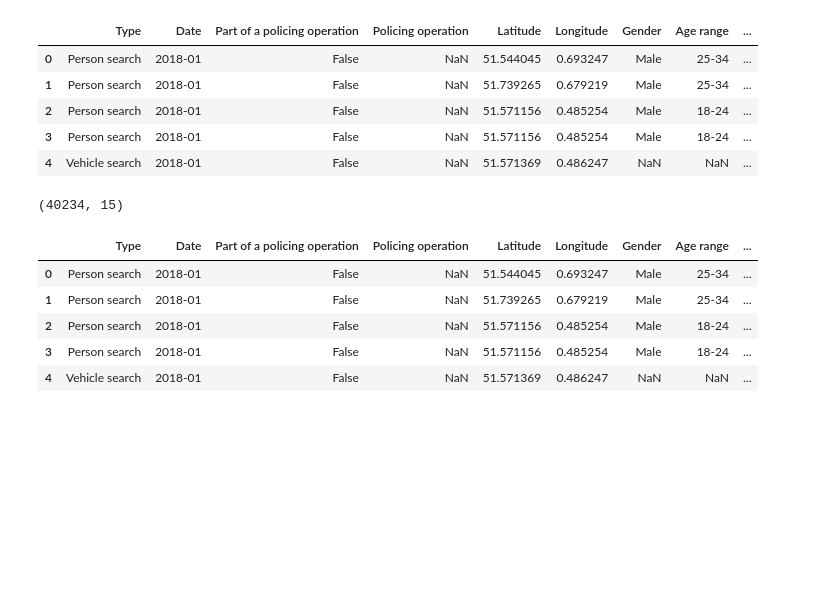
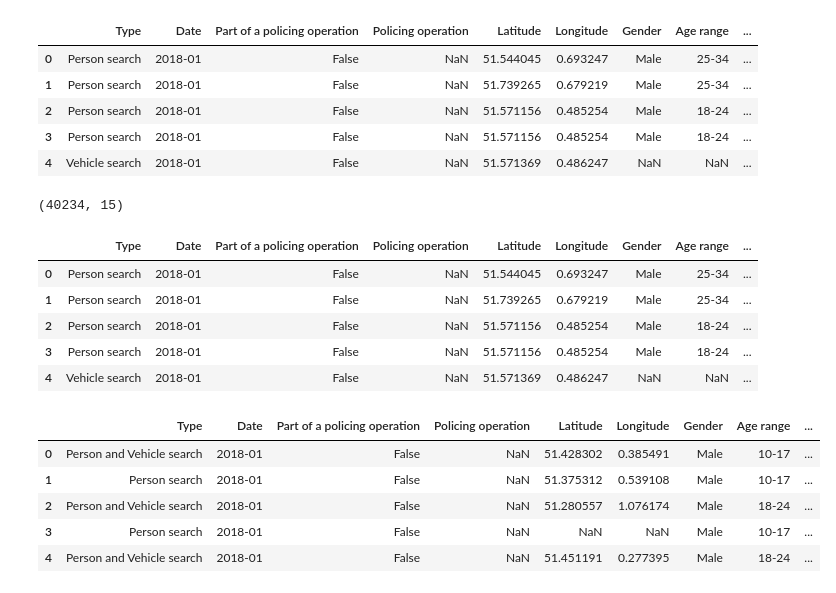
Before and after one commit to ah20776/CE888---Assignment, a Jupyter notebook: Ethnicity in UK Policing/bias.ipynb, the cells around one changed output. Cells and saved outputs as stored; diff of their text form; code cells hidden in the pictures; blank space fills up the shorter version.

```diff
--- a/Ethnicity in UK Policing/bias.ipynb
+++ b/Ethnicity in UK Policing/bias.ipynb
@@ -157,29 +157,85 @@ essex.head()
 # %%
 kent18_1 = pd.read_csv('/content/gdrive/My Drive/CE888 - Dataset/Kent 2018-20/2018-01-kent-stop-and-search.csv')
 kent18_1["Date"] = "2018-01"
 kent18_2 = pd.read_csv('/content/gdrive/My Drive/CE888 - Dataset/Kent 2018-20/2018-02-kent-stop-and-search.csv')
 kent18_2["Date"] = "2018-02"
 kent18_3 = pd.read_csv('/content/gdrive/My Drive/CE888 - Dataset/Kent 2018-20/2018-03-kent-stop-and-search.csv')
 kent18_3["Date"] = "2018-03"
 kent18_4 = pd.read_csv('/content/gdrive/My Drive/CE888 - Dataset/Kent 2018-20/2018-04-kent-stop-and-search.csv')
 kent18_4["Date"] = "2018-04"
 kent18_5 = pd.read_csv('/content/gdrive/My Drive/CE888 - Dataset/Kent 2018-20/2018-05-kent-stop-and-search.csv')
 kent18_5["Date"] = "2018-05"
 kent18_6 = pd.read_csv('/content/gdrive/My Drive/CE888 - Dataset/Kent 2018-20/2018-06-kent-stop-and-search.csv')
 kent18_6["Date"] = "2018-06"
 kent18_7 = pd.read_csv('/content/gdrive/My Drive/CE888 - Dataset/Kent 2018-20/2018-07-kent-stop-and-search.csv')
 kent18_7["Date"] = "2018-07"
 kent18_8 = pd.read_csv('/content/gdrive/My Drive/CE888 - Dataset/Kent 2018-20/2018-08-kent-stop-and-search.csv')
 kent18_8["Date"] = "2018-08"
 kent18_9 = pd.read_csv('/content/gdrive/My Drive/CE888 - Dataset/Kent 2018-20/2018-09-kent-stop-and-search.csv')
 kent18_9["Date"] = "2018-09"
 kent18_10 = pd.read_csv('/content/gdrive/My Drive/CE888 - Dataset/Kent 2018-20/2018-10-kent-stop-and-search.csv')
 kent18_10["Date"] = "2018-10"
 kent18_11 = pd.read_csv('/content/gdrive/My Drive/CE888 - Dataset/Kent 2018-20/2018-11-kent-stop-and-search.csv')
 kent18_11["Date"] = "2018-11"
 kent18_12 = pd.read_csv('/content/gdrive/My Drive/CE888 - Dataset/Kent 2018-20/2018-12-kent-stop-and-search.csv')
 kent18_12["Date"] = "2018-12"
-essex19 = pd.concat([essex19_1,essex19_2,essex19_3,essex19_4,essex19_5,essex19_6,essex19_7,essex19_8,essex19_9,essex19_10,essex19_11,essex19_12])
-essex20 = pd.concat([essex20_1,essex20_2,essex20_3,essex20_4,essex20_5,essex20_6,essex20_7,essex20_8,essex20_9,essex20_10,essex20_11,essex20_12])
-essex = pd.concat([essex18,essex19,essex20])
-essex.head()
+kent19_1 = pd.read_csv('/content/gdrive/My Drive/CE888 - Dataset/Kent 2018-20/2019-01-kent-stop-and-search.csv')
+kent19_1["Date"] = "2019-01"
+kent19_2 = pd.read_csv('/content/gdrive/My Drive/CE888 - Dataset/Kent 2018-20/2019-02-kent-stop-and-search.csv')
+kent19_2["Date"] = "2019-02"
+kent19_3 = pd.read_csv('/content/gdrive/My Drive/CE888 - Dataset/Kent 2018-20/2019-03-kent-stop-and-search.csv')
+kent19_3["Date"] = "2019-03"
+kent19_4 = pd.read_csv('/content/gdrive/My Drive/CE888 - Dataset/Kent 2018-20/2019-04-kent-stop-and-search.csv')
+kent19_4["Date"] = "2019-04"
+kent19_5 = pd.read_csv('/content/gdrive/My Drive/CE888 - Dataset/Kent 2018-20/2019-05-kent-stop-and-search.csv')
+kent19_5["Date"] = "2019-05"
+kent19_6 = pd.read_csv('/content/gdrive/My Drive/CE888 - Dataset/Kent 2018-20/2019-06-kent-stop-and-search.csv')
+kent19_6["Date"] = "2019-06"
+kent19_7 = pd.read_csv('/content/gdrive/My Drive/CE888 - Dataset/Kent 2018-20/2019-07-kent-stop-and-search.csv')
+kent19_7["Date"] = "2019-07"
+kent19_8 = pd.read_csv('/content/gdrive/My Drive/CE888 - Dataset/Kent 2018-20/2019-08-kent-stop-and-search.csv')
+kent19_8["Date"] = "2019-08"
+kent19_9 = pd.read_csv('/content/gdrive/My Drive/CE888 - Dataset/Kent 2018-20/2019-09-kent-stop-and-search.csv')
+kent19_9["Date"] = "2019-09"
+kent19_10 = pd.read_csv('/content/gdrive/My Drive/CE888 - Dataset/Kent 2018-20/2019-10-kent-stop-and-search.csv')
+kent19_10["Date"] = "2019-10"
+kent19_11 = pd.read_csv('/content/gdrive/My Drive/CE888 - Dataset/Kent 2018-20/2019-11-kent-stop-and-search.csv')
+kent19_11["Date"] = "2019-11"
+kent19_12 = pd.read_csv('/content/gdrive/My Drive/CE888 - Dataset/Kent 2018-20/2019-12-kent-stop-and-search.csv')
+kent19_12["Date"] = "2019-12"
+kent20_1 = pd.read_csv('/content/gdrive/My Drive/CE888 - Dataset/Kent 2018-20/2020-01-kent-stop-and-search.csv')
+kent20_1["Date"] = "2020-01"
+kent20_2 = pd.read_csv('/content/gdrive/My Drive/CE888 - Dataset/Kent 2018-20/2020-02-kent-stop-and-search.csv')
+kent20_2["Date"] = "2020-02"
+kent20_3 = pd.read_csv('/content/gdrive/My Drive/CE888 - Dataset/Kent 2018-20/2020-03-kent-stop-and-search.csv')
+kent20_3["Date"] = "2020-03"
+kent20_4 = pd.read_csv('/content/gdrive/My Drive/CE888 - Dataset/Kent 2018-20/2020-04-kent-stop-and-search.csv')
+kent20_4["Date"] = "2020-04"
+kent20_5 = pd.read_csv('/content/gdrive/My Drive/CE888 - Dataset/Kent 2018-20/2020-05-kent-stop-and-search.csv')
+kent20_5["Date"] = "2020-05"
+kent20_6 = pd.read_csv('/content/gdrive/My Drive/CE888 - Dataset/Kent 2018-20/2020-06-kent-stop-and-search.csv')
+kent20_6["Date"] = "2020-06"
+kent20_7 = pd.read_csv('/content/gdrive/My Drive/CE888 - Dataset/Kent 2018-20/2020-07-kent-stop-and-search.csv')
+kent20_7["Date"] = "2020-07"
+kent20_8 = pd.read_csv('/content/gdrive/My Drive/CE888 - Dataset/Kent 2018-20/2020-08-kent-stop-and-search.csv')
+kent20_8["Date"] = "2020-08"
+kent20_9 = pd.read_csv('/content/gdrive/My Drive/CE888 - Dataset/Kent 2018-20/2020-09-kent-stop-and-search.csv')
+kent20_9["Date"] = "2020-09"
+kent20_10 = pd.read_csv('/content/gdrive/My Drive/CE888 - Dataset/Kent 2018-20/2020-10-kent-stop-and-search.csv')
+kent20_10["Date"] = "2020-10"
+kent20_11 = pd.read_csv('/content/gdrive/My Drive/CE888 - Dataset/Kent 2018-20/2020-11-kent-stop-and-search.csv')
+kent20_11["Date"] = "2020-11"
+kent20_12 = pd.read_csv('/content/gdrive/My Drive/CE888 - Dataset/Kent 2018-20/2020-12-kent-stop-and-search.csv')
+kent20_12["Date"] = "2020-12"
+kent18 = pd.concat([kent18_1,kent18_2,kent18_3,kent18_4,kent18_5,kent18_6,kent18_7,kent18_8,kent18_9,kent18_10,kent18_11,kent18_12])
+kent19 = pd.concat([kent19_1,kent19_2,kent19_3,kent19_4,kent19_5,kent19_6,kent19_7,kent19_8,kent19_9,kent19_10,kent19_11,kent19_12])
+kent20 = pd.concat([kent20_1,kent20_2,kent20_3,kent20_4,kent20_5,kent20_6,kent20_7,kent20_8,kent20_9,kent20_10,kent20_11,kent20_12])
+kent = pd.concat([kent18,kent19,kent20])
+kent18.head()
+# %% [output]
+|  | Type | Date | Part of a policing operation | Policing operation | Latitude | Longitude | Gender | Age range | ... |
+| 0 | Person and Vehicle search | 2018-01 | False | NaN | 51.428302 | 0.385491 | Male | 10-17 | ... |
+| 1 | Person search | 2018-01 | False | NaN | 51.375312 | 0.539108 | Male | 10-17 | ... |
+| 2 | Person and Vehicle search | 2018-01 | False | NaN | 51.280557 | 1.076174 | Male | 18-24 | ... |
+| 3 | Person search | 2018-01 | False | NaN | NaN | NaN | Male | 10-17 | ... |
+| 4 | Person and Vehicle search | 2018-01 | False | NaN | 51.451191 | 0.277395 | Male | 18-24 | ... |
```
Also changed, not shown: parts of 1 cell of this notebook.
